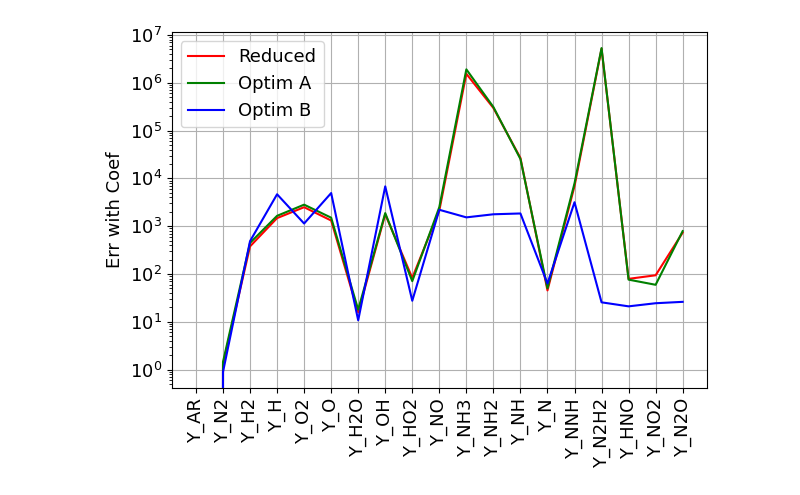
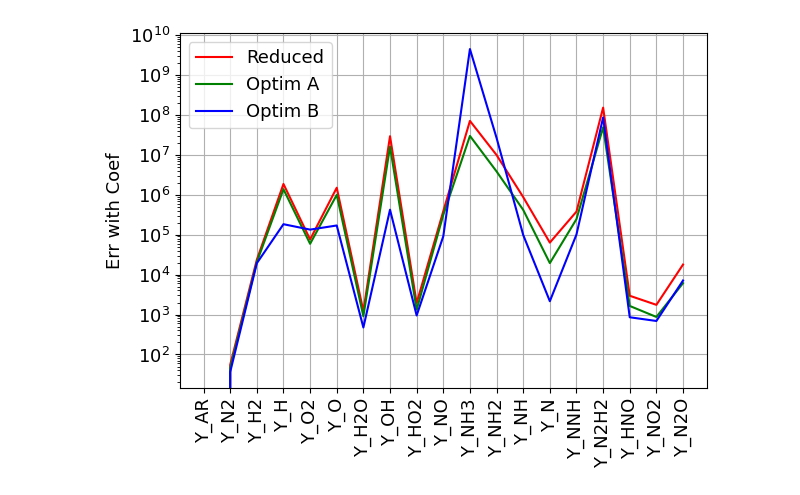
Before and after one commit to MartinMNKG/Automated_Reduced, a Jupyter notebook: notebook/Visu_ORCH.ipynb, the cells around one changed output. Cells and saved outputs as stored; diff of their text form; code cells hidden in the pictures.

```diff
--- a/notebook/Visu_ORCH.ipynb
+++ b/notebook/Visu_ORCH.ipynb
@@ -12,18 +12,24 @@ sys.path.append("../src")
 from Fitness.ORCH import Calculate_ORCH
 # %%
 yaml = YAML()
+main_path = os.getcwd()
 with open("../data/Info_species_fitness.yaml", "r") as f:
     data = yaml.load(f)
-Name_Folder = "0D_1case"
-main_Path = os.getcwd()
-flag_output = True
+Name_Folder = "0D"
+flag_output= True
+
+species = list(data.keys())
+
 
 data_d = pd.read_csv(f"/work/kotlarcm/WORK/Automated_Reduced/{Name_Folder}/Processing_Detailed.csv")
 data_r = pd.read_csv(f"/work/kotlarcm/WORK/Automated_Reduced/{Name_Folder}/Processing_Reduced.csv")
-data_o = pd.read_csv(f"/work/kotlarcm/WORK/Automated_Reduced/{Name_Folder}/Processing_OPTIM_A.csv")
-data_ob = pd.read_csv(f"/work/kotlarcm/WORK/Automated_Reduced/{Name_Folder}/Processing_OPTIM_B.csv")
+data_o = pd.read_csv(f"/work/kotlarcm/WORK/Automated_Reduced/{Name_Folder}/Processing_OptimA.csv")
+data_ob = pd.read_csv(f"/work/kotlarcm/WORK/Automated_Reduced/{Name_Folder}/Processing_OptimB.csv")
+
+case = data_d["P_Init"].nunique()*  data_d["T_Init"].nunique()  *  data_d["Phi_Init"].nunique()  *  data_d["Mixt_Init"].nunique()
+lenght= int(data_d.shape[0]/ case)
 # %%
-Err_R, Err_Reduced_Species ,Err_Reduced_Species_Coef = Calculate_ORCH(data_d,data_r,data,main_Path,flag_output)
-Err_A, Err_OptimA_Species ,Err_OptimA_Species_Coef = Calculate_ORCH(data_d,data_o,data,main_Path,flag_output)
-Err_B, Err_OptimB_Species ,Err_OptimB_Species_Coef = Calculate_ORCH(data_d,data_ob,data,main_Path,flag_output)
+Err_R, Err_Reduced_Species ,Err_Reduced_Species_Coef = Calculate_ORCH(data_d,data_r,data,main_path,flag_output)
+Err_A, Err_OptimA_Species ,Err_OptimA_Species_Coef = Calculate_ORCH(data_d,data_o,data,main_path,flag_output)
+Err_B, Err_OptimB_Species ,Err_OptimB_Species_Coef = Calculate_ORCH(data_d,data_ob,data,main_path,flag_output)
 # %% [output]
@@ -58,0 +65,10 @@ plt.savefig("ORCH_Err.png")
+# %%
+# Tracer
+plt.figure(figsize=(16, 6))
+plt.rcParams.update({'font.size': 18})
+sns.boxplot(data=df_all, x="Species", y="Err", hue="Scheme",  palette=palette,showfliers=True)
+plt.yscale("log")
+# plt.ylim([1e-4, 1e1])
+plt.xticks(rotation=45)
+plt.tight_layout()
+plt.savefig("ORCH_Err_showfliers.png")
@@ -59,14 +77,14 @@ plt.savefig("ORCH_Err.png")
 # %%
 plt.rcParams.update({'font.size': 13})
-plt.plot(Err_Reduced_Species.columns, Err_Reduced_Species_Coef, "r-", label="Reduced")
-plt.plot(Err_Reduced_Species.columns, Err_OptimA_Species_Coef, "g-", label="Optim A")
-plt.plot(Err_Reduced_Species.columns, Err_OptimB_Species_Coef, "b-", label="Optim B")
+plt.plot(species, Err_Reduced_Species_Coef, "r-", label="Reduced")
+plt.plot(species, Err_OptimA_Species_Coef, "g-", label="Optim A")
+plt.plot(species, Err_OptimB_Species_Coef, "b-", label="Optim B")
 plt.ylabel("Err with Coef")
 plt.xticks(rotation=90)
 plt.yscale("log")
 plt.legend()
 plt.grid()
 plt.tight_layout()
 plt.savefig("ORCH_Err_Coef.png")
 # %% [output]
-[figure, old version]
+[figure, new version]
```
Also changed, not shown: parts of 5 cells of this notebook, 1 other file.
